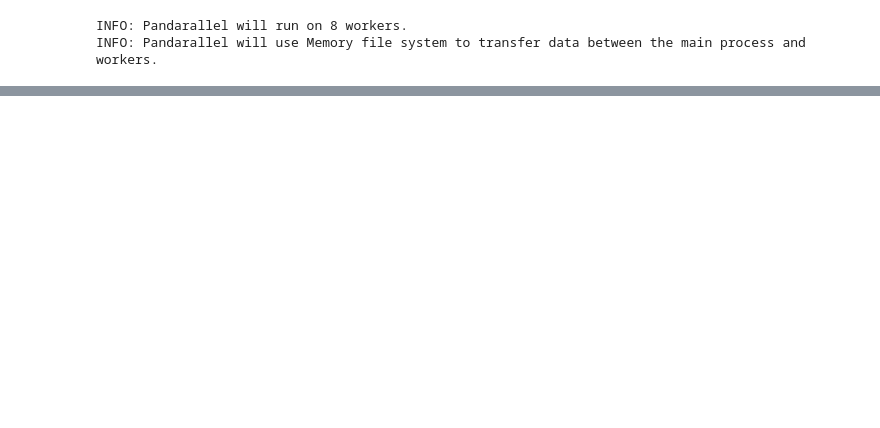
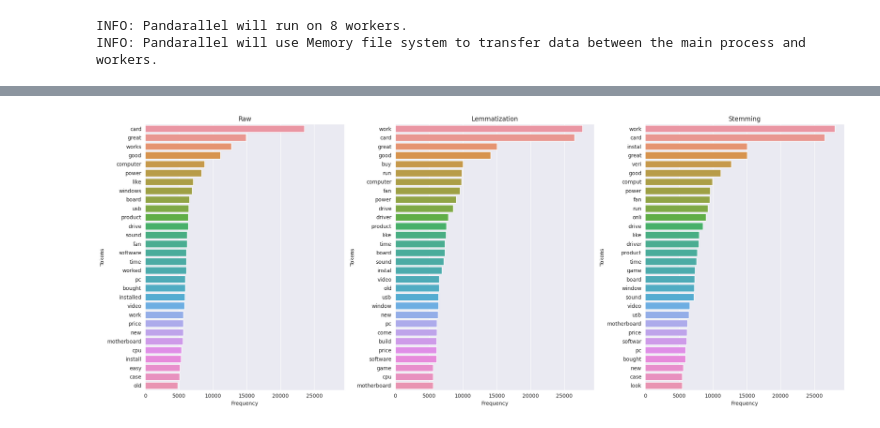
Before and after one commit to saiteki-kai/amazon-reviews, a Jupyter notebook: notebooks/03_processing.ipynb, the cells around one changed output, grey strips where cells are left out. Saved outputs shown, nothing was run; the diff lists cells and outputs as text; code cells hidden in the pictures; blank space fills up the shorter version.

```diff
--- a/notebooks/03_processing.ipynb
+++ b/notebooks/03_processing.ipynb
@@ -99,0 +137,2 @@ wc.to_image()
+# %%
+text_raw = reviews_df["text"].parallel_apply(lambda x: preprocess(x))
@@ -99,0 +160,4 @@ wc.to_image()
+# %%
+plot_tokens(text_counters)
+# %% [output]
+[figure, added]
```
Also changed, not shown: parts of 35 cells of this notebook.
